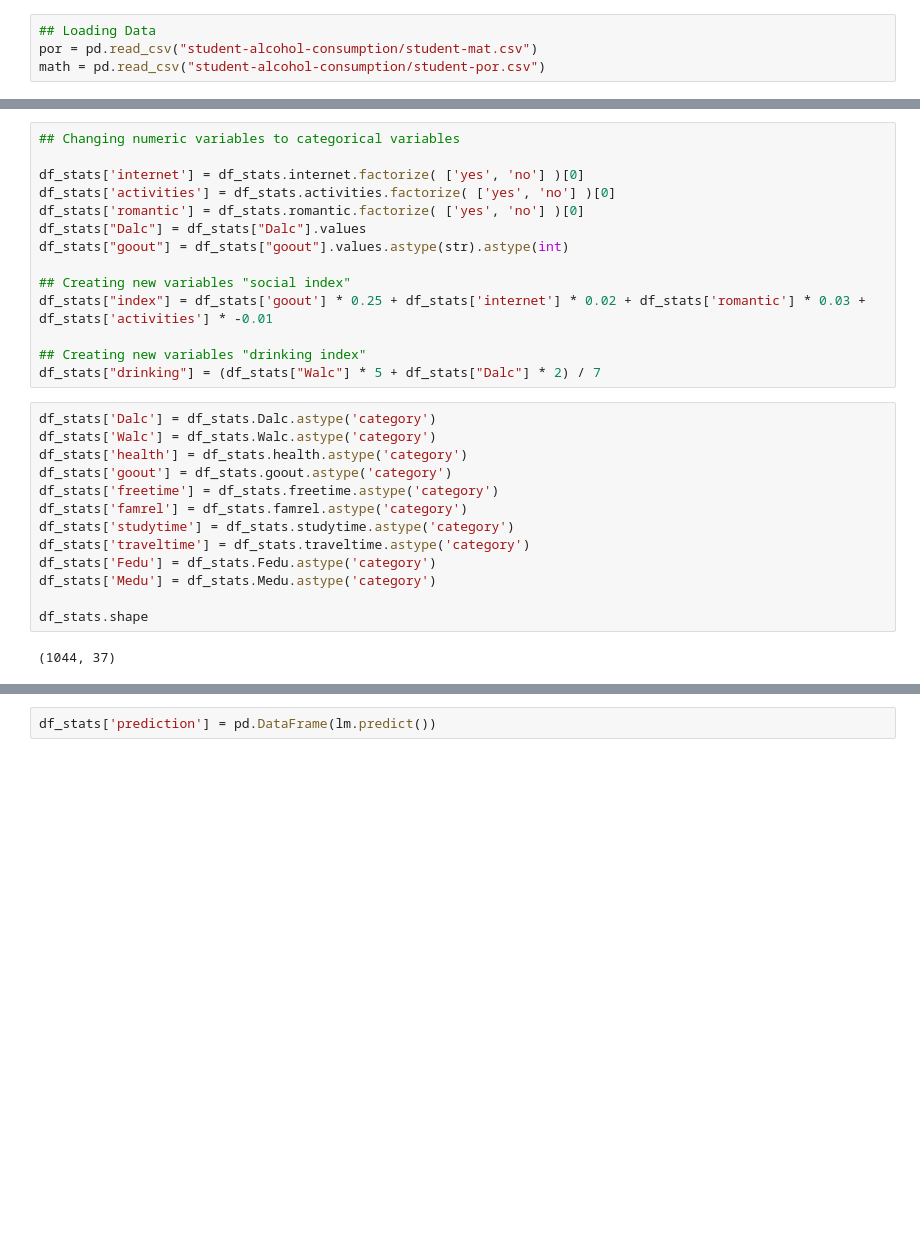
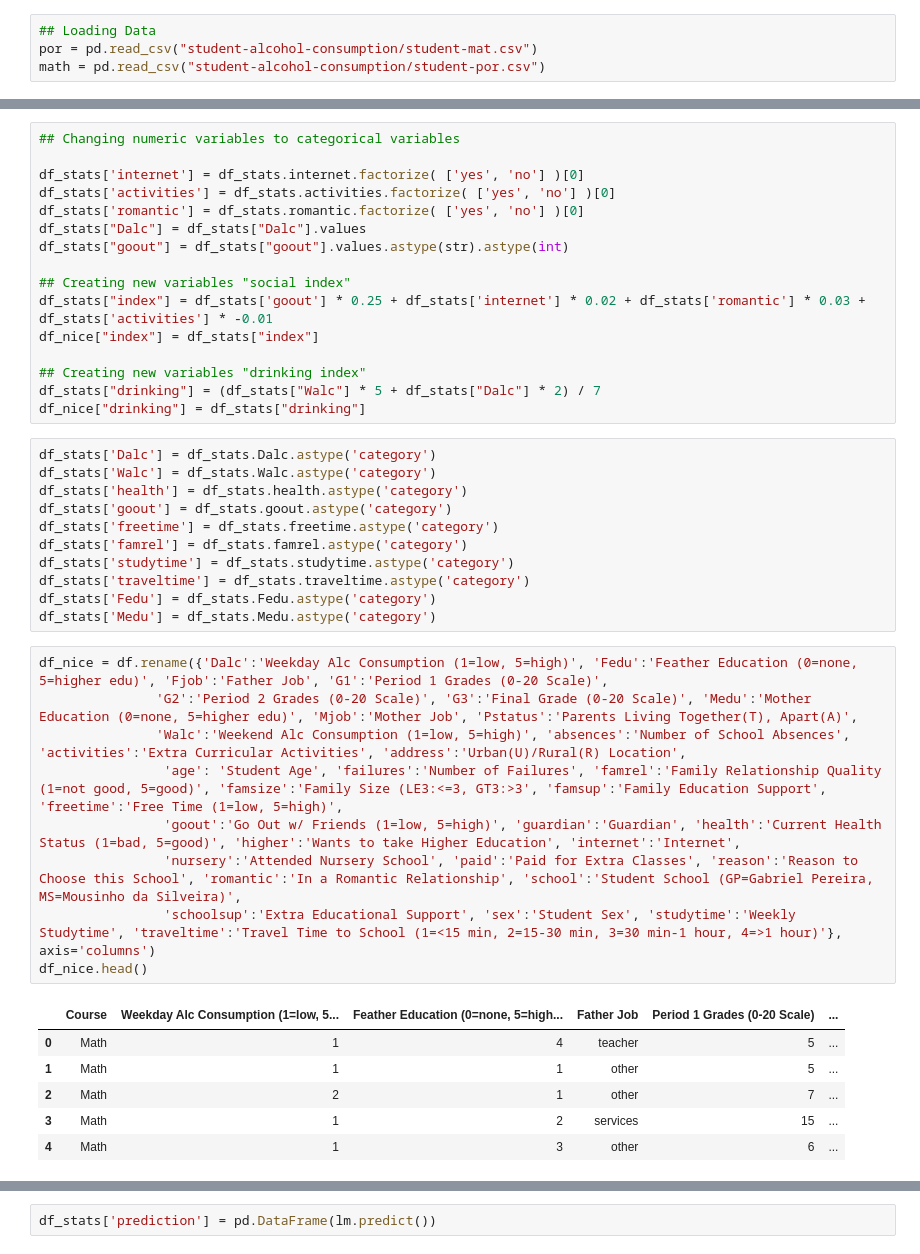
Before and after one commit to chengyi9/370-final, a Jupyter notebook: Rough Work.ipynb, the cells around one changed output, grey strips where cells are left out. Drawn from its saved outputs; the diff is of its cells as text; blank space fills up the shorter version.

```diff
--- a/Rough Work.ipynb
+++ b/Rough Work.ipynb
@@ -29,9 +32,11 @@ df_stats["goout"] = df_stats["goout"].values.astype(str).astype(int)
 
 ## Creating new variables "social index"
 df_stats["index"] = df_stats['goout'] * 0.25 + df_stats['internet'] * 0.02 + df_stats['romantic'] * 0.03 + df_stats['activities'] * -0.01
+df_nice["index"] = df_stats["index"]
 
 ## Creating new variables "drinking index"
 df_stats["drinking"] = (df_stats["Walc"] * 5 + df_stats["Dalc"] * 2) / 7
+df_nice["drinking"] = df_stats["drinking"]
 # %%
 df_stats['Dalc'] = df_stats.Dalc.astype('category')
 df_stats['Walc'] = df_stats.Walc.astype('category')
@@ -43,10 +48,22 @@ df_stats['studytime'] = df_stats.studytime.astype('category')
 df_stats['traveltime'] = df_stats.traveltime.astype('category')
 df_stats['Fedu'] = df_stats.Fedu.astype('category')
 df_stats['Medu'] = df_stats.Medu.astype('category')
-
-df_stats.shape
-# %% [output]
-(1044, 37)
+# %%
+df_nice = df.rename({'Dalc':'Weekday Alc Consumption (1=low, 5=high)', 'Fedu':'Feather Education (0=none, 5=higher edu)', 'Fjob':'Father Job', 'G1':'Period 1 Grades (0-20 Scale)',
+               'G2':'Period 2 Grades (0-20 Scale)', 'G3':'Final Grade (0-20 Scale)', 'Medu':'Mother Education (0=none, 5=higher edu)', 'Mjob':'Mother Job', 'Pstatus':'Parents Living Together(T), Apart(A)',
+               'Walc':'Weekend Alc Consumption (1=low, 5=high)', 'absences':'Number of School Absences', 'activities':'Extra Curricular Activities', 'address':'Urban(U)/Rural(R) Location',
+                'age': 'Student Age', 'failures':'Number of Failures', 'famrel':'Family Relationship Quality (1=not good, 5=good)', 'famsize':'Family Size (LE3:<=3, GT3:>3', 'famsup':'Family Education Support', 'freetime':'Free Time (1=low, 5=high)',
+                'goout':'Go Out w/ Friends (1=low, 5=high)', 'guardian':'Guardian', 'health':'Current Health Status (1=bad, 5=good)', 'higher':'Wants to take Higher Education', 'internet':'Internet',
+                'nursery':'Attended Nursery School', 'paid':'Paid for Extra Classes', 'reason':'Reason to Choose this School', 'romantic':'In a Romantic Relationship', 'school':'Student School (GP=Gabriel Pereira, MS=Mousinho da Silveira)',
+                'schoolsup':'Extra Educational Support', 'sex':'Student Sex', 'studytime':'Weekly Studytime', 'traveltime':'Travel Time to School (1=<15 min, 2=15-30 min, 3=30 min-1 hour, 4=>1 hour)'}, axis='columns')
+df_nice.head()
+# %% [output]
+|  | Course | Weekday Alc Consumption (1=low, 5... | Feather Education (0=none, 5=high... | Father Job | Period 1 Grades (0-20 Scale) | ... |
+| 0 | Math | 1 | 4 | teacher | 5 | ... |
+| 1 | Math | 1 | 1 | other | 5 | ... |
+| 2 | Math | 2 | 1 | other | 7 | ... |
+| 3 | Math | 1 | 2 | services | 15 | ... |
+| 4 | Math | 1 | 3 | other | 6 | ... |
 # %%
 plt.figure(figsize=(16,9))
 sns.heatmap(df_stats.corr().abs(), cmap="Greens").set_title('Correlation Matrix')
```
Also changed, not shown: parts of 6 cells of this notebook.
